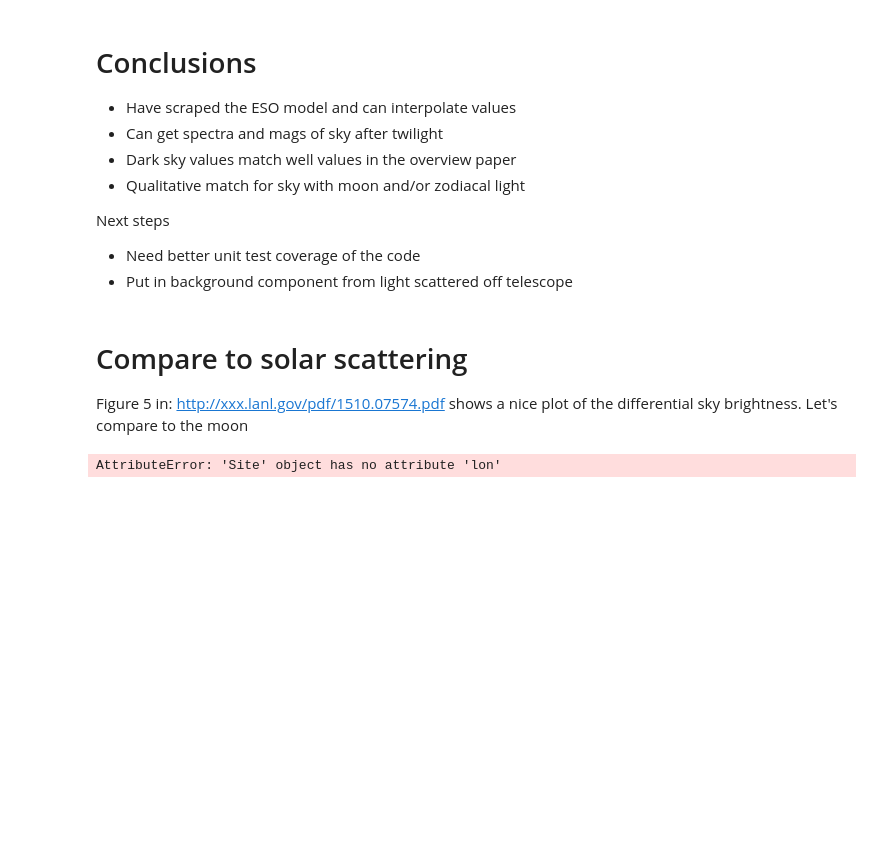
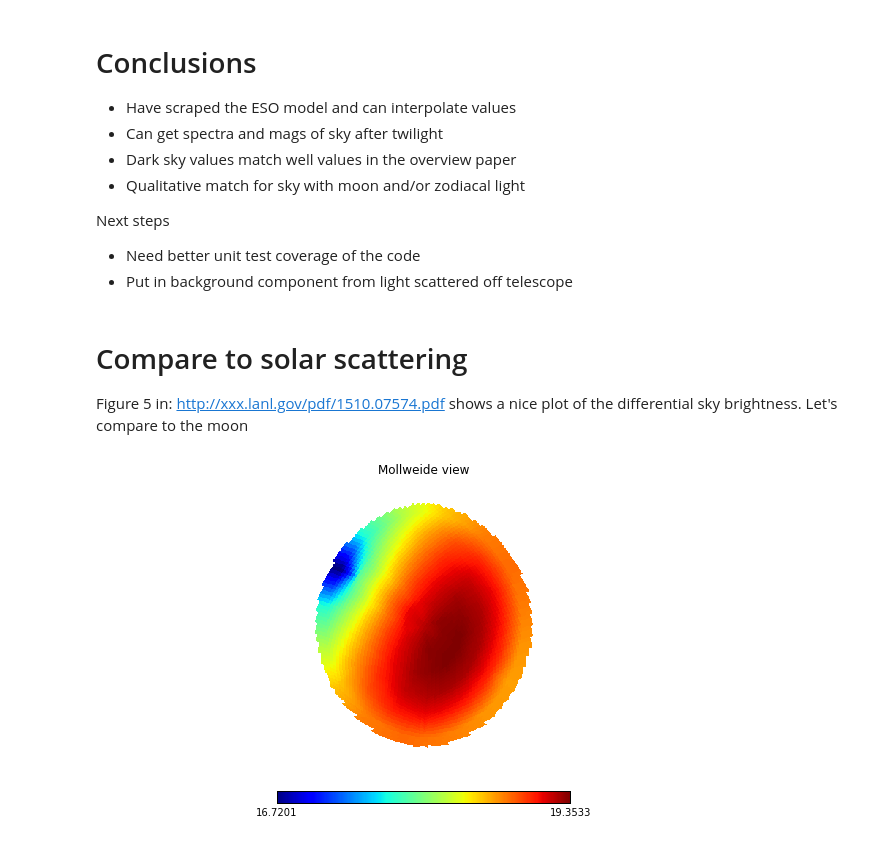
Before and after one commit to lsst-sims/legacy_sims_skybrightness, a Jupyter notebook: doc/Sky_Model_demo.ipynb, the cells around one changed output. Drawn from its saved outputs; the diff is of its cells as text; code cells hidden in the pictures; blank space fills up the shorter version.

```diff
--- a/doc/Sky_Model_demo.ipynb
+++ b/doc/Sky_Model_demo.ipynb
@@ -252,11 +252,11 @@ sm = sb.SkyModel(observatory='LSST', mags=True)
 mjd = 49353.177645
 sm.setRaDecMjd(ra,dec,mjd)
 mag = sm.returnMags()
-lmst, last = calcLmstLast(mjd,telescope.lon)
+lmst, last = calcLmstLast(mjd,telescope.longitude_rad)
-# %% [output]
-AttributeError: 'Site' object has no attribute 'lon'
 # %%
-hp.mollview(mag[:,1], rot=(lmst*180./12, np.degrees(telescope.lat)))
+hp.mollview(mag[:,1], rot=(lmst*180./12, np.degrees(telescope.latitude_rad)))
+# %% [output]
+[figure, added]
 # %%
 moonRA, moonDec =  _raDecFromAltAz(sm.moonAlt, sm.moonAz, ObservationMetaData(mjd=mjd,site=telescope))
 # %%
```
Also changed, not shown: parts of 2 cells of this notebook, 1 other file.
